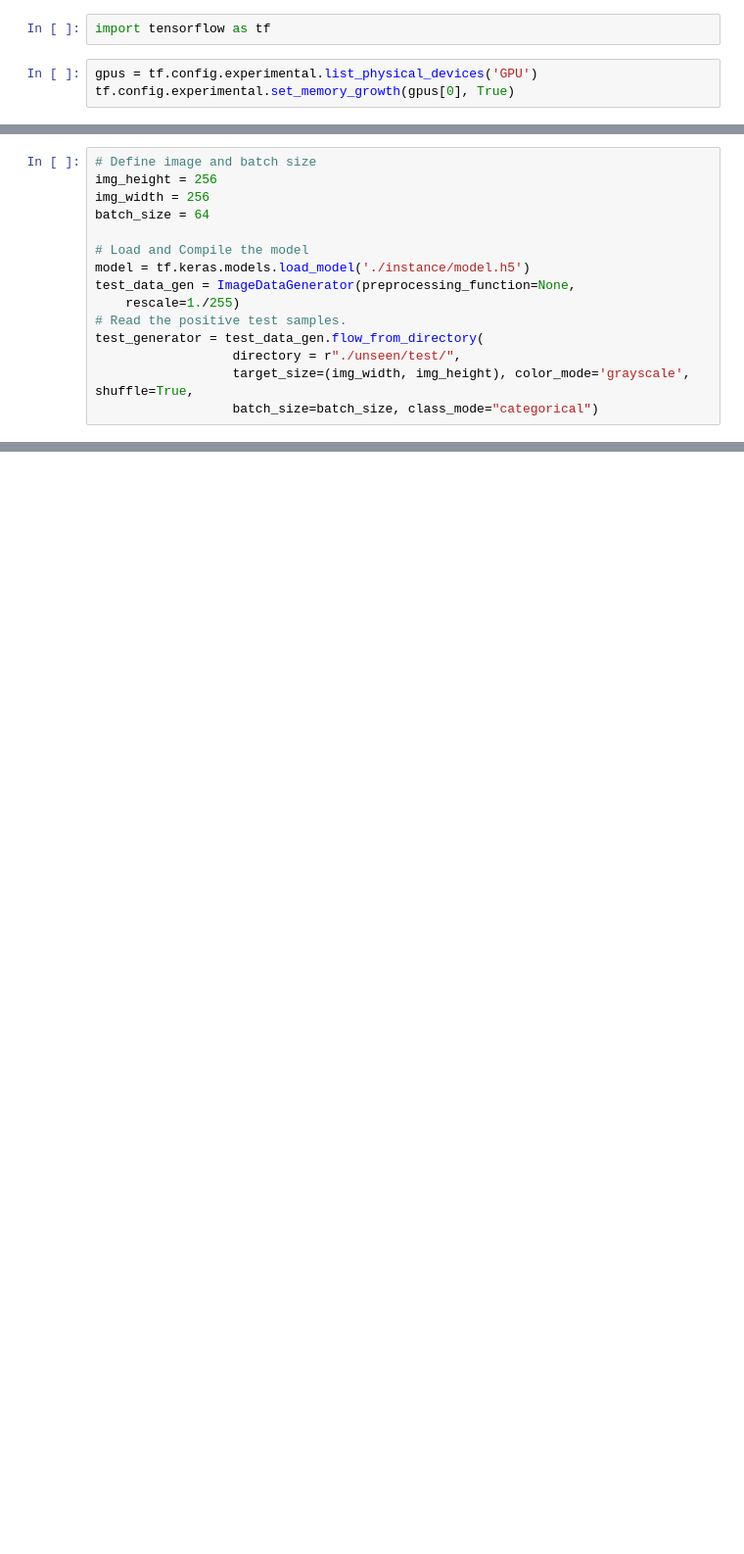
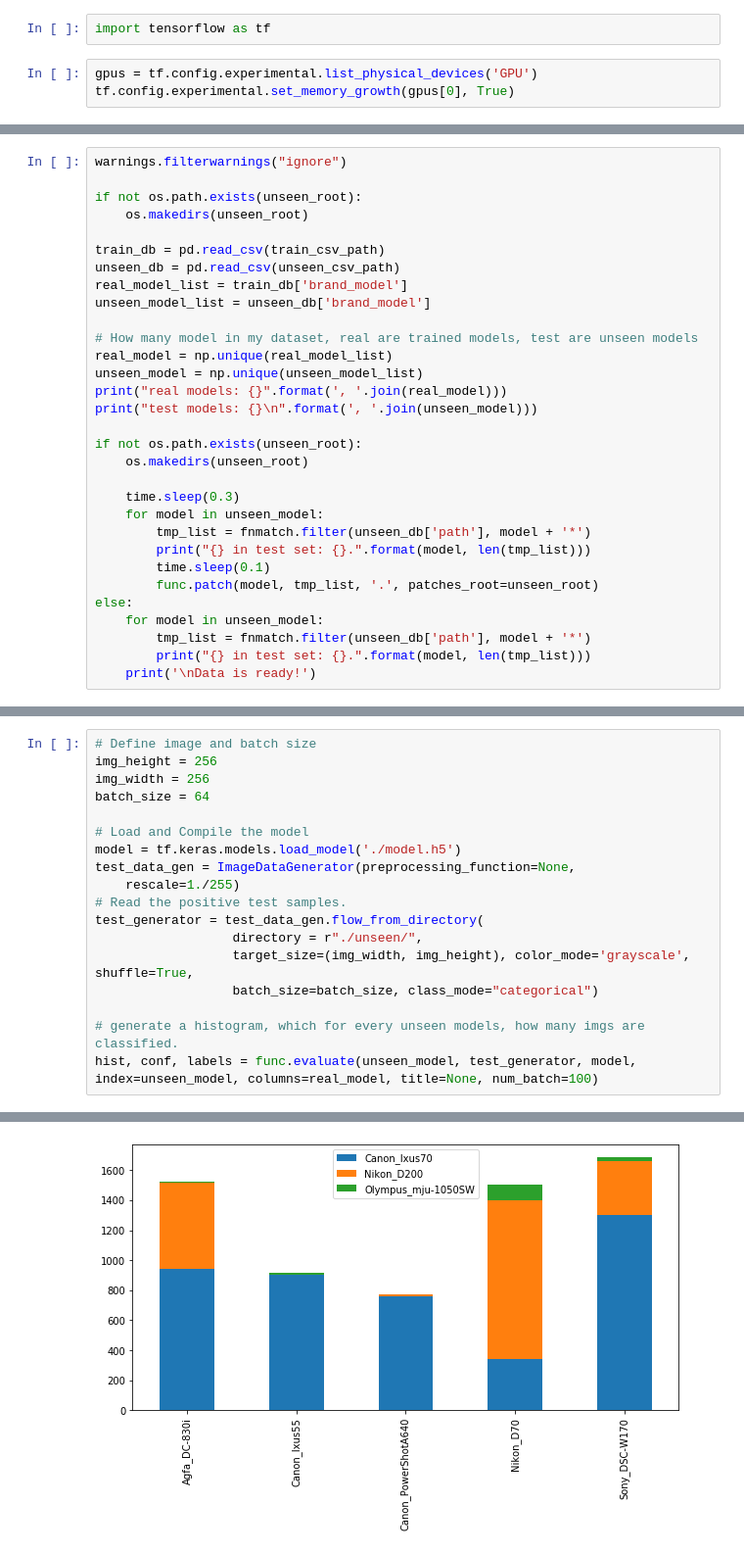
Before and after one commit to jiarongp/CamModel, a Jupyter notebook: unseen_test.ipynb, the cells around one changed output, grey strips where cells are left out. Shown at 98% size. Drawn from its saved outputs; the diff is of its cells as text; blank space fills up the shorter version.

```diff
--- a/unseen_test.ipynb
+++ b/unseen_test.ipynb
@@ -66,0 +17,31 @@ print('Completed.')
+# %%
+warnings.filterwarnings("ignore")
+
+if not os.path.exists(unseen_root):
+    os.makedirs(unseen_root)
+
+train_db = pd.read_csv(train_csv_path)
+unseen_db = pd.read_csv(unseen_csv_path)
+real_model_list = train_db['brand_model']
+unseen_model_list = unseen_db['brand_model']
+
+# How many model in my dataset, real are trained models, test are unseen models
+real_model = np.unique(real_model_list)
+unseen_model = np.unique(unseen_model_list)
+print("real models: {}".format(', '.join(real_model)))
+print("test models: {}\n".format(', '.join(unseen_model)))
+
+if not os.path.exists(unseen_root):
+    os.makedirs(unseen_root)
+
+    time.sleep(0.3)
+    for model in unseen_model:
+        tmp_list = fnmatch.filter(unseen_db['path'], model + '*')
+        print("{} in test set: {}.".format(model, len(tmp_list)))
+        time.sleep(0.1)
+        func.patch(model, tmp_list, '.', patches_root=unseen_root)
+else:
+    for model in unseen_model:
+        tmp_list = fnmatch.filter(unseen_db['path'], model + '*')
+        print("{} in test set: {}.".format(model, len(tmp_list)))
+    print('\nData is ready!')
@@ -71,11 +63,15 @@ img_width = 256
 batch_size = 64
 
 # Load and Compile the model
-model = tf.keras.models.load_model('./instance/model.h5')
+model = tf.keras.models.load_model('./model.h5')
 test_data_gen = ImageDataGenerator(preprocessing_function=None,
     rescale=1./255)
 # Read the positive test samples.
 test_generator = test_data_gen.flow_from_directory(
-                  directory = r"./unseen/test/",
+                  directory = r"./unseen/",
                   target_size=(img_width, img_height), color_mode='grayscale', shuffle=True,
                   batch_size=batch_size, class_mode="categorical")
+
+# generate a histogram, which for every unseen models, how many imgs are classified.
+hist, conf, labels = func.evaluate(unseen_model, test_generator, model, index=unseen_model, columns=real_model, title=None, num_batch=100)
+# %% [output]
@@ -81,0 +89 @@ test_generator = test_data_gen.flow_from_directory(
+[figure, added]
```
Also changed, not shown: parts of 10 cells of this notebook, 12 other files.
